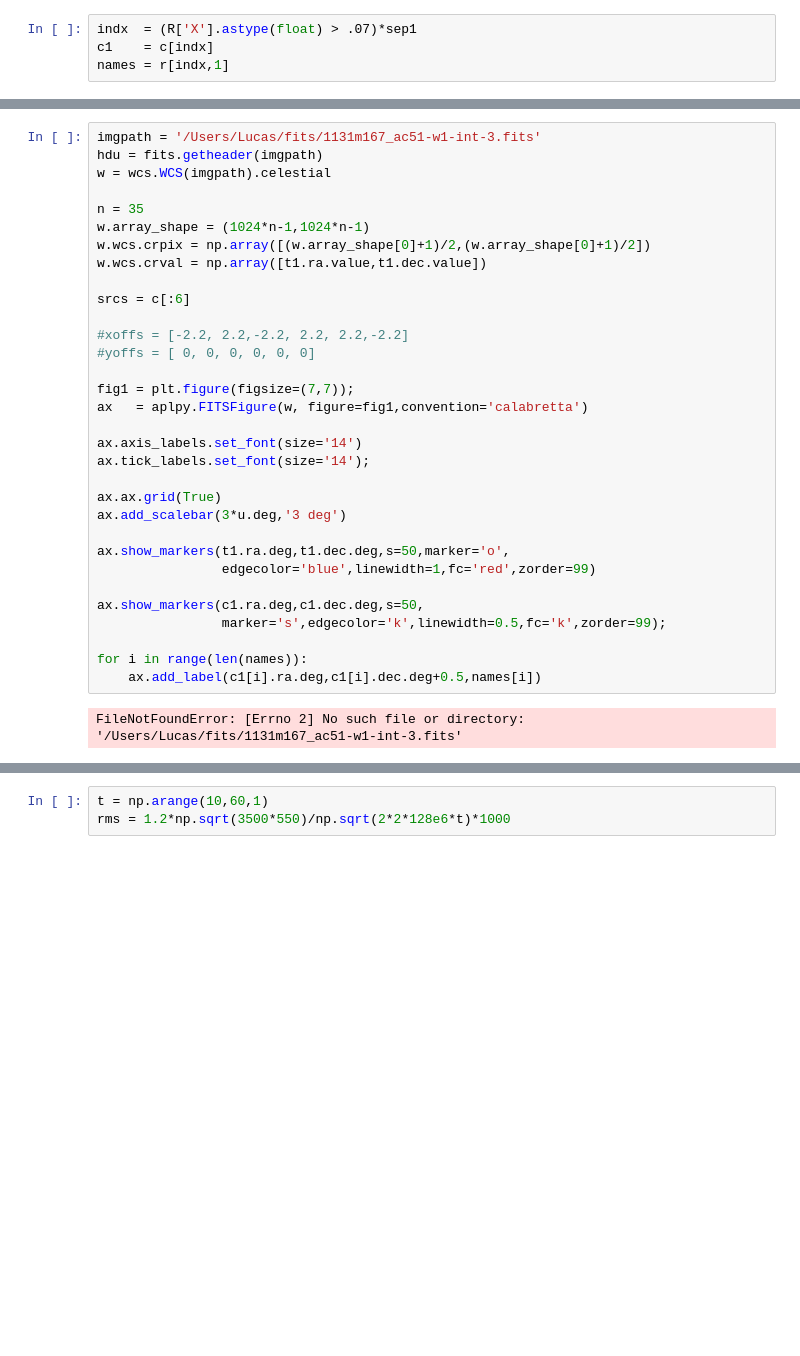
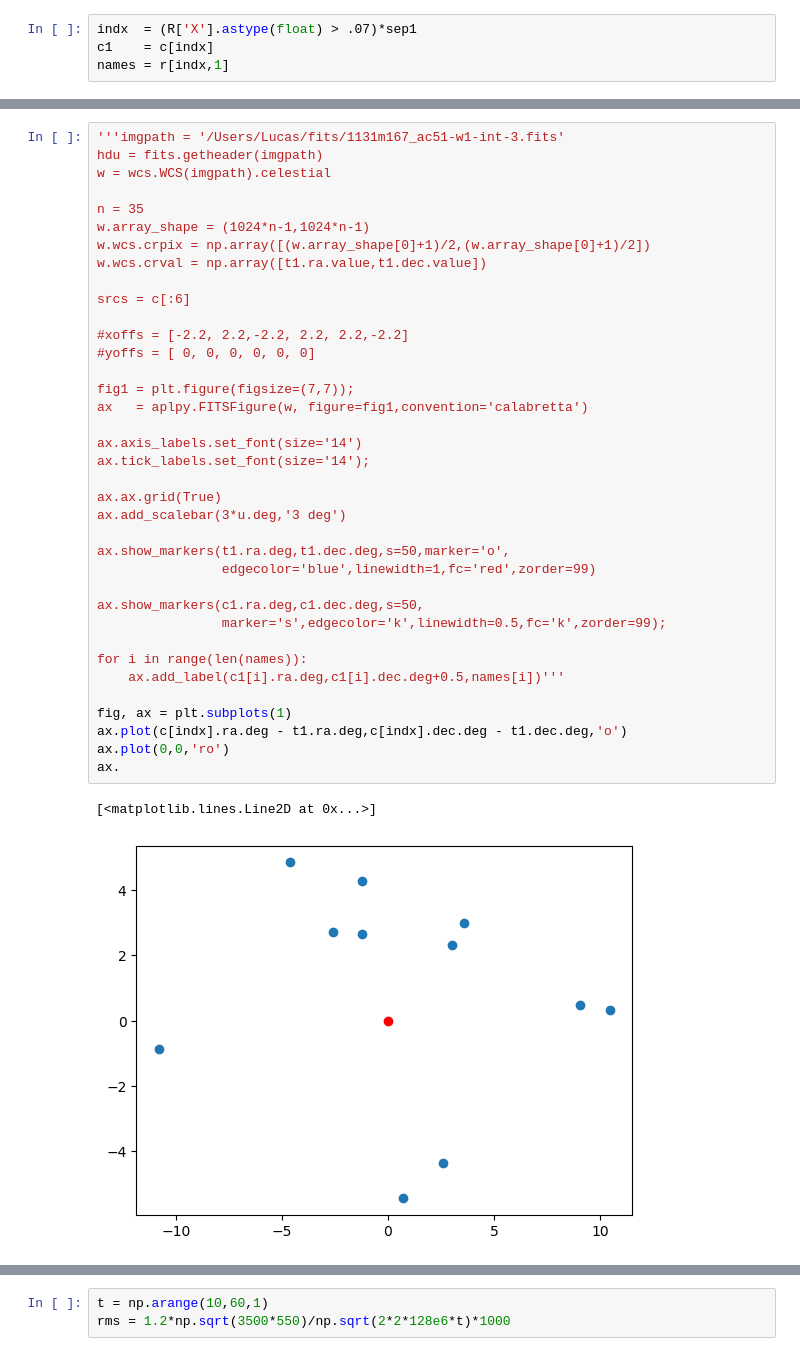
Before and after one commit to lucasjord/spiralssched, a Jupyter notebook: year3/calibrator_selection.ipynb, the cells around one changed output, grey strips where cells are left out. Saved outputs shown, nothing was run; the diff lists cells and outputs as text; blank space fills up the shorter version.

```diff
--- a/year3/calibrator_selection.ipynb
+++ b/year3/calibrator_selection.ipynb
@@ -58,37 +61,43 @@ names, c.separation(t1).value[indx]
 # %%
-imgpath = '/Users/Lucas/fits/1131m167_ac51-w1-int-3.fits'
+'''imgpath = '/Users/Lucas/fits/1131m167_ac51-w1-int-3.fits'
 hdu = fits.getheader(imgpath)
 w = wcs.WCS(imgpath).celestial
 
 n = 35
 w.array_shape = (1024*n-1,1024*n-1)
 w.wcs.crpix = np.array([(w.array_shape[0]+1)/2,(w.array_shape[0]+1)/2])
 w.wcs.crval = np.array([t1.ra.value,t1.dec.value])
 
 srcs = c[:6]
 
 #xoffs = [-2.2, 2.2,-2.2, 2.2, 2.2,-2.2]
 #yoffs = [ 0, 0, 0, 0, 0, 0]
 
 fig1 = plt.figure(figsize=(7,7));
 ax   = aplpy.FITSFigure(w, figure=fig1,convention='calabretta')
 
 ax.axis_labels.set_font(size='14')
 ax.tick_labels.set_font(size='14');
 
 ax.ax.grid(True)
 ax.add_scalebar(3*u.deg,'3 deg')
 
 ax.show_markers(t1.ra.deg,t1.dec.deg,s=50,marker='o',
                 edgecolor='blue',linewidth=1,fc='red',zorder=99)
 
 ax.show_markers(c1.ra.deg,c1.dec.deg,s=50,
                 marker='s',edgecolor='k',linewidth=0.5,fc='k',zorder=99);
 
 for i in range(len(names)):
-    ax.add_label(c1[i].ra.deg,c1[i].dec.deg+0.5,names[i])
+    ax.add_label(c1[i].ra.deg,c1[i].dec.deg+0.5,names[i])'''
+
+fig, ax = plt.subplots(1)
+ax.plot(c[indx].ra.deg - t1.ra.deg,c[indx].dec.deg - t1.dec.deg,'o')
+ax.plot(0,0,'ro')
+ax.
 # %% [output]
-FileNotFoundError: [Errno 2] No such file or directory: '/Users/Lucas/fits/1131m167_ac51-w1-int-3.fits'
+[<matplotlib.lines.Line2D at 0x...>]
+[figure, added]
 # %%
 R[(R['X'].astype(float) > .07)*sep1]
 # %% [output]
```
Also changed, not shown: parts of 3 cells of this notebook, 6 other files.
